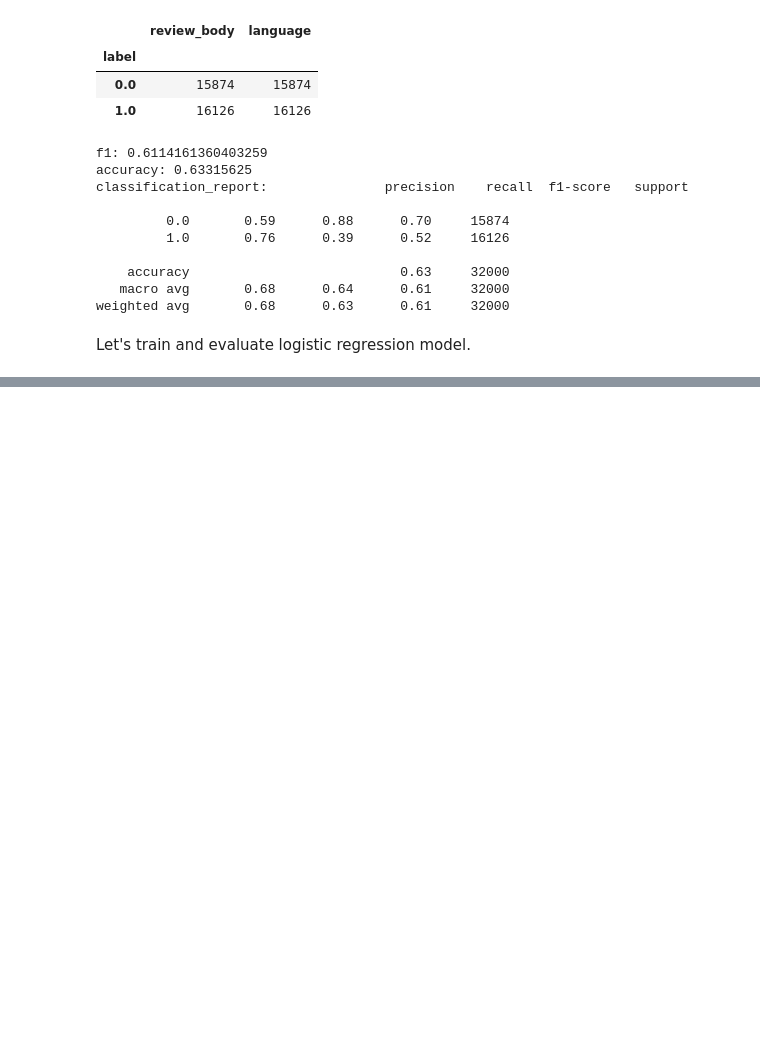
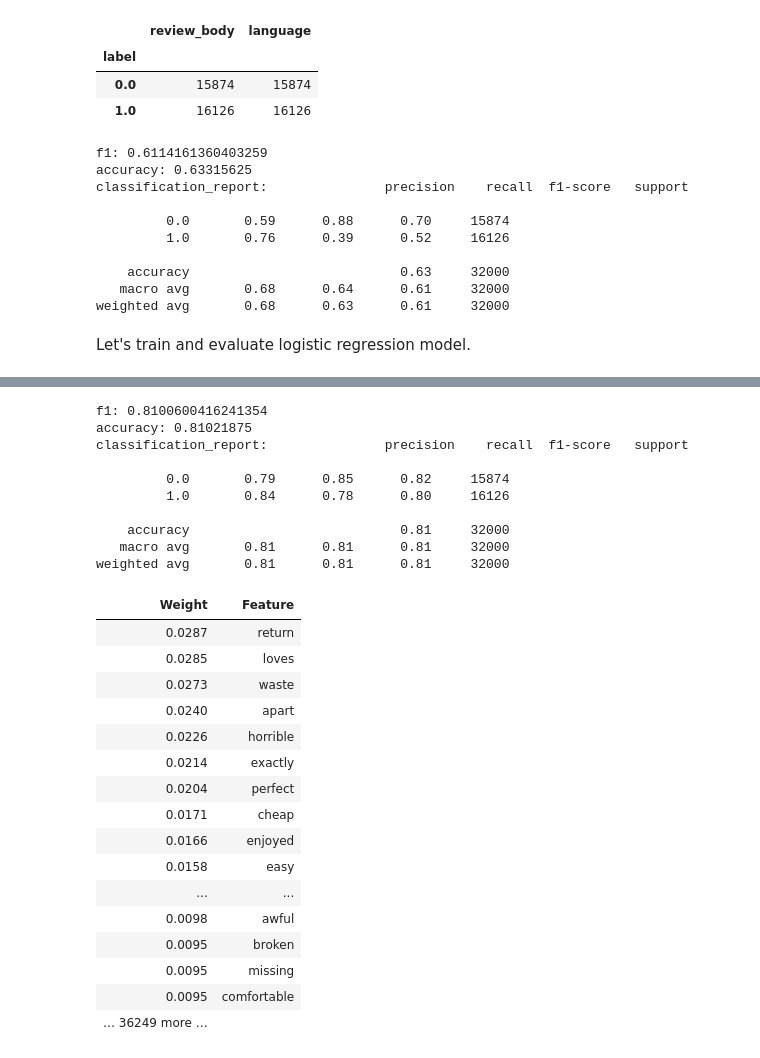
Before and after one commit to dqmis/nlp-classification, a Jupyter notebook: notebooks/amazon_reviews/logreg.ipynb, the cells around one changed output, grey strips where cells are left out. Saved outputs shown, nothing was run; the diff lists cells and outputs as text; code cells hidden in the pictures; blank space fills up the shorter version.

```diff
--- a/notebooks/amazon_reviews/logreg.ipynb
+++ b/notebooks/amazon_reviews/logreg.ipynb
@@ -77,6 +76,10 @@ test_df.groupby("label").count()
 | label |  |  |
 | 0.0 | 15874 | 15874 |
 | 1.0 | 16126 | 16126 |
+# %%
+x_train, y_train = train_df["review_body"].values, train_df["label"].values
+x_val, y_val = val_df["review_body"].values, val_df["label"].values
+x_test, y_test = test_df["review_body"].values, test_df["label"].values
 # %%
 # Calculate metrics
 
@@ -98,16 +101,16 @@ weighted avg       0.68      0.63      0.61     32000
 Let's train and evaluate logistic regression model.
 # %%
 # Logreg model
-model = ml_classifier.MlClassifier()
-model.fit(train_df["review_body"].values, train_df["label"].values)
+model = ml_classifier.MlClassifier(classifier_name="logreg")
+model.fit(x_train, y_train)
 
 # Calculate metrics
-true_values = test_df["label"].values
-predictions = model.predict(test_df["review_body"].values)
+y_pred = model.predict(x_test)
 
-utils.evaluate_model(true_values, predictions)
-for metric, value in utils.evaluate_model(true_values, predictions).items():
+for metric, value in utils.evaluate_model(y_test, y_pred).items():
     print(f"{metric}: {value}")
+
+model.get_feature_importance()
 # %% [output]
 STOP: TOTAL NO. of ITERATIONS REACHED LIMIT.
 
@@ -129 +146,50 @@ weighted avg       0.86      0.86      0.86     32000
+# %%
+# XGBoost model
+model = ml_classifier.MlClassifier(classifier_name="xgboost")
+search_params = {
+    "n_estimators": range(8, 20),
+    "max_depth": range(3, 15),
+    "learning_rate": [.4, .45, .5, .55, .6],
+    "colsample_bytree": [.6, .7, .8, .9, 1]
+}
+
+# Hyperparameter search
+model.hyperparam_search(x_train, y_train, search_params, n_iter=10)
+model.fit(x_train, y_train)
+
+# Calculate metrics
+y_pred = model.predict(x_test)
+
+for metric, value in utils.evaluate_model(y_test, y_pred).items():
+    print(f"{metric}: {value}")
+
+model.get_feature_importance()
+# %% [output]
+f1: 0.8100600416241354
+accuracy: 0.81021875
+classification_report:               precision    recall  f1-score   support
+
+         0.0       0.79      0.85      0.82     15874
+         1.0       0.84      0.78      0.80     16126
+
+    accuracy                           0.81     32000
+   macro avg       0.81      0.81      0.81     32000
+weighted avg       0.81      0.81      0.81     32000
+| Weight | Feature |
+| 0.0287 | return |
+| 0.0285 | loves |
+| 0.0273 | waste |
+| 0.0240 | apart |
+| 0.0226 | horrible |
+| 0.0214 | exactly |
+| 0.0204 | perfect |
+| 0.0171 | cheap |
+| 0.0166 | enjoyed |
+| 0.0158 | easy |
+| ... | ... |
+| 0.0098 | awful |
+| 0.0095 | broken |
+| 0.0095 | missing |
+| 0.0095 | comfortable |
+| … 36249 more … |  |
 # %%
```
Also changed, not shown: parts of 14 cells of this notebook, 3 other files.
